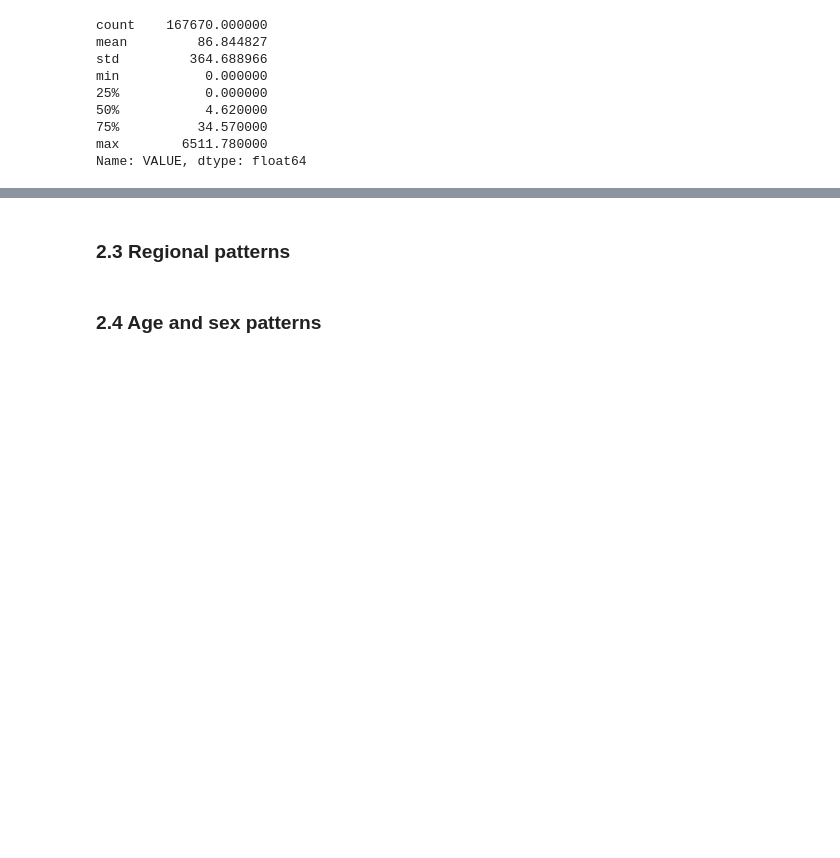
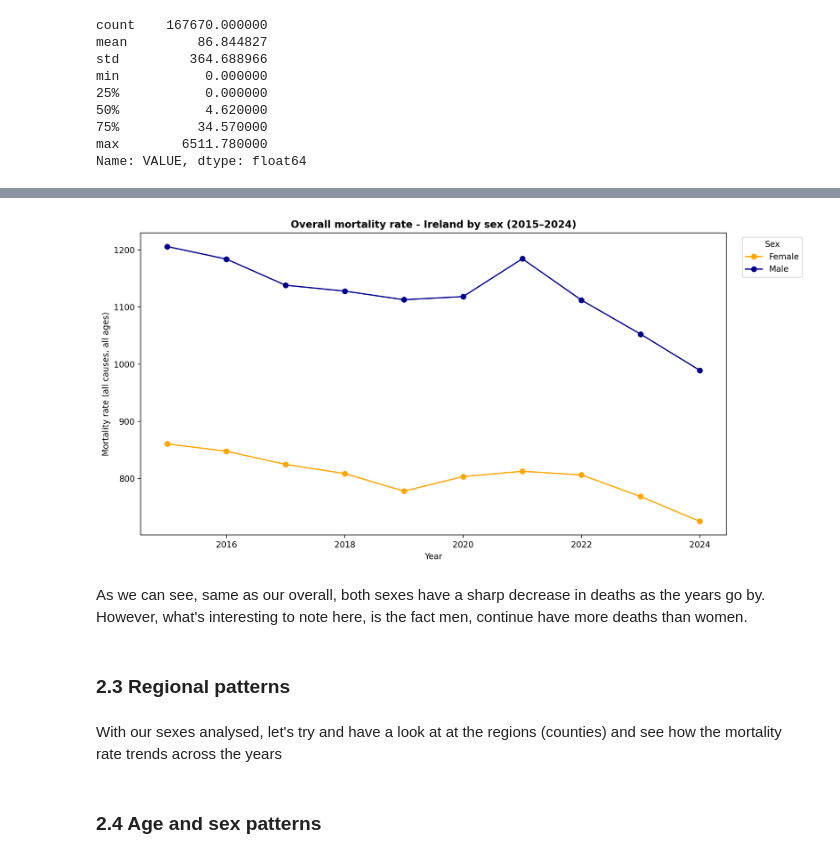
Before and after one commit to LoicBagnoud/Programming-for-Data-Analytics-Project, a Jupyter notebook: Project.ipynb, the cells around one changed output, grey strips where cells are left out. Cells and saved outputs as stored; diff of their text form; code cells hidden in the pictures; blank space fills up the shorter version.

```diff
--- a/Project.ipynb
+++ b/Project.ipynb
@@ -246,5 +248,49 @@ We can see that the Mortality is going substantially. There was a bit of a rise
+# %%
+# We will follow the same logic as before, but this time we explicitely ask not to show us both sexes, so that we can get "male" and "female".
+ireland_by_sex = df[
+    (df['County'] == 'Ireland') &
+    (df['Sex'] != 'Both sexes') &
+    (df['Age Group'] == 'All ages') &
+    (df['Cause of Death'] == 'All causes of death')
+].sort_values('Year')
+
+# We create our canvas
+fig, ax = plt.subplots(figsize=(12, 6), dpi=200)
+
+# We had a dictionary for our colours, since we want different colours for the different things we're analysing.
+color_for_sexes = {
+    'Male': 'darkblue',
+    'Female': 'orange',
+}
+
+# We use this for loop to iterate through both sexes and sort it by years and we then plot the same way as we did before for the overall.
+for sex, group in ireland_by_sex.groupby('Sex'):
+    group = group.sort_values('Year')
+    ax.plot(
+        group['Year'],
+        group['VALUE'],
+        marker='o',
+        label=sex,
+        color=color_for_sexes.get(sex, 'black')
+    )
+
+# The rest of the code stays the same.
+ax.set_xlabel('Year')
+ax.set_ylabel('Mortality rate (all causes, all ages)')
+ax.set_title('Overall mortality rate - Ireland by sex (2015–2024)', fontweight='bold')
+
+ax.legend(title='Sex', loc='upper left', bbox_to_anchor=(1.02, 1.0))
+
+fig.tight_layout()
+plt.show()
+# %% [output]
+[figure, added]
+# %% [markdown]
+As we can see, same as our overall, both sexes have a sharp decrease in deaths as the years go by. However, what's interesting to note here, is the fact men, continue have more deaths than women.
 # %% [markdown]
 ### 2.3 Regional patterns
+# %% [markdown]
+With our sexes analysed, let's try and have a look at at the regions (counties) and see how the mortality rate trends across the years
 # %% [markdown]
 ### 2.4 Age and sex patterns
 # %% [markdown]
```
Also changed, not shown: parts of 6 cells of this notebook.
